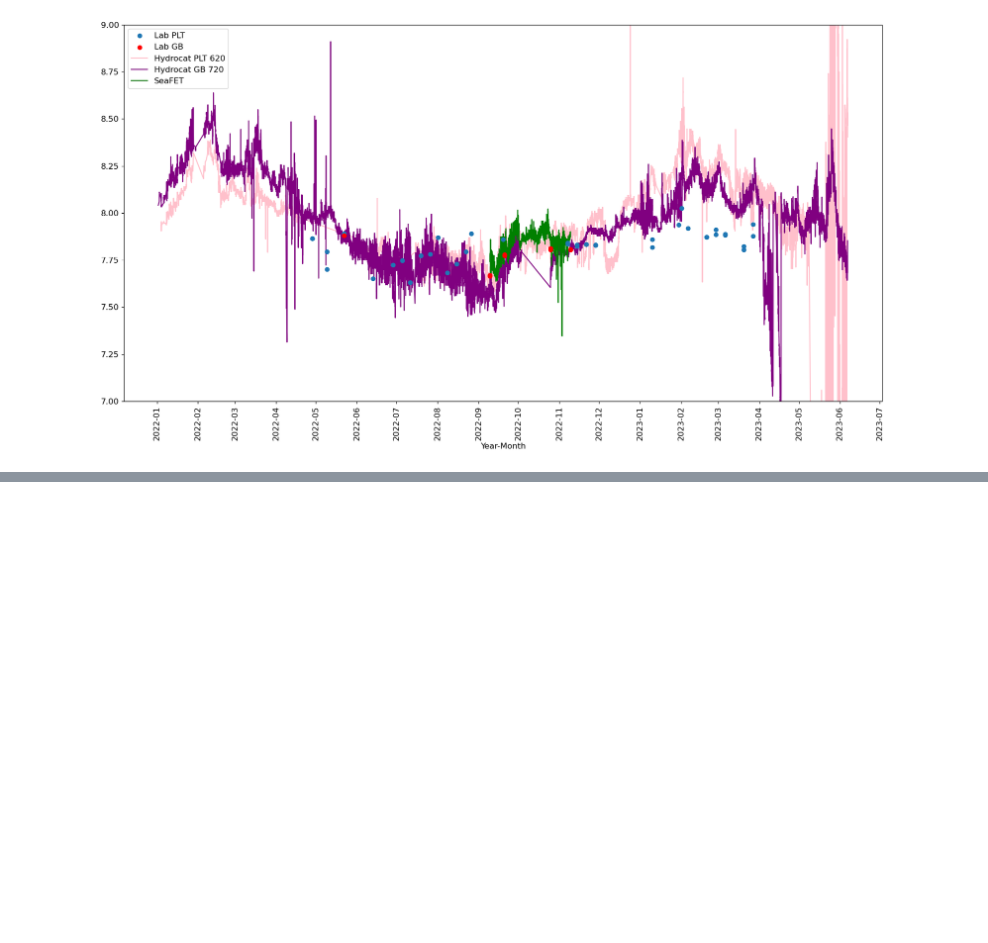
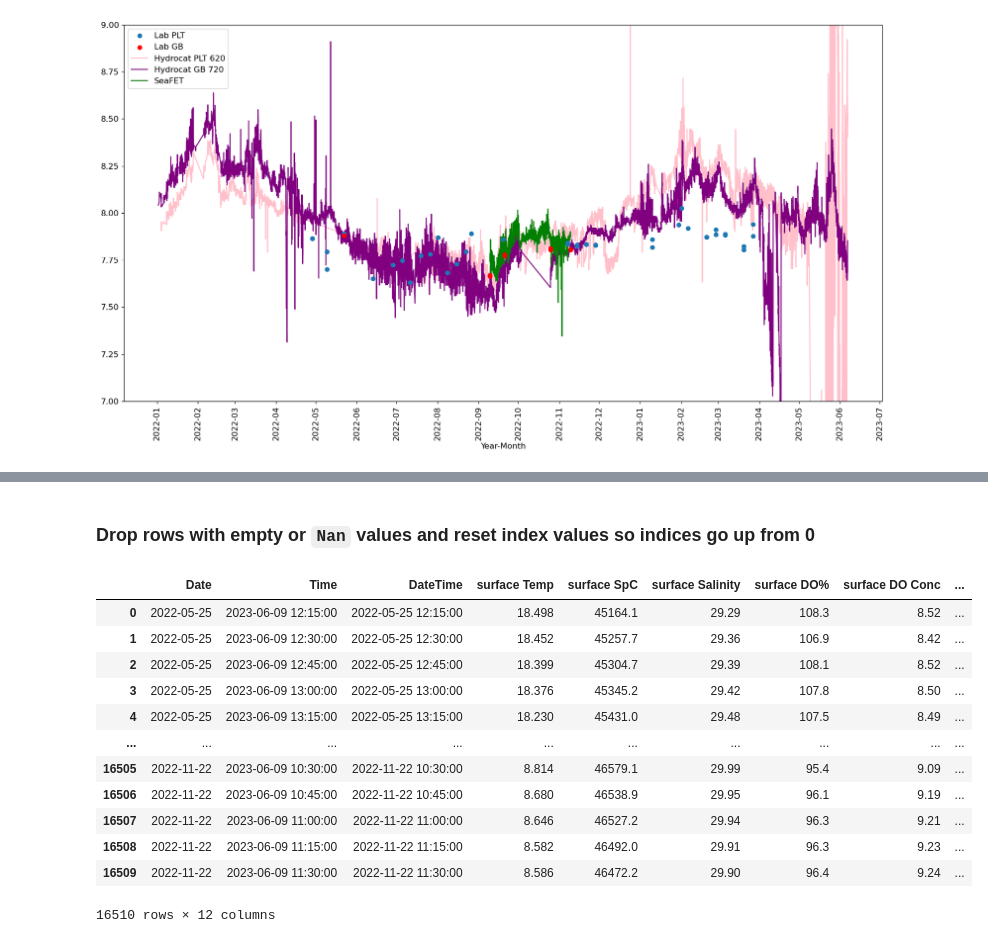
Before and after one commit to abby-baskind/phyto, a Jupyter notebook: for_georgia.ipynb, the cells around one changed output, grey strips where cells are left out. Cells and saved outputs as stored; diff of their text form; code cells hidden in the pictures; blank space fills up the shorter version.

```diff
--- a/for_georgia.ipynb
+++ b/for_georgia.ipynb
@@ -379,0 +469,22 @@ Text(0.5, 0, 'Year-Month')
+# %% [markdown]
+### Drop rows with empty or `Nan` values and reset index values so indices go up from 0
+# %%
+for ind in surfaceMV.index:
+    if math.isnan(surfaceMV['surface pH'][ind]):
+        surfaceMV = surfaceMV.drop(ind)
+surfaceMV = surfaceMV.reset_index(drop=True)
+surfaceMV
+# %% [output]
+|  | Date | Time | DateTime | surface Temp | surface SpC | surface Salinity | surface DO% | surface DO Conc | ... |
+| 0 | 2022-05-25 | 2023-06-09 12:15:00 | 2022-05-25 12:15:00 | 18.498 | 45164.1 | 29.29 | 108.3 | 8.52 | ... |
+| 1 | 2022-05-25 | 2023-06-09 12:30:00 | 2022-05-25 12:30:00 | 18.452 | 45257.7 | 29.36 | 106.9 | 8.42 | ... |
+| 2 | 2022-05-25 | 2023-06-09 12:45:00 | 2022-05-25 12:45:00 | 18.399 | 45304.7 | 29.39 | 108.1 | 8.52 | ... |
+| 3 | 2022-05-25 | 2023-06-09 13:00:00 | 2022-05-25 13:00:00 | 18.376 | 45345.2 | 29.42 | 107.8 | 8.50 | ... |
+| 4 | 2022-05-25 | 2023-06-09 13:15:00 | 2022-05-25 13:15:00 | 18.230 | 45431.0 | 29.48 | 107.5 | 8.49 | ... |
+| ... | ... | ... | ... | ... | ... | ... | ... | ... | ... |
+| 16505 | 2022-11-22 | 2023-06-09 10:30:00 | 2022-11-22 10:30:00 | 8.814 | 46579.1 | 29.99 | 95.4 | 9.09 | ... |
+| 16506 | 2022-11-22 | 2023-06-09 10:45:00 | 2022-11-22 10:45:00 | 8.680 | 46538.9 | 29.95 | 96.1 | 9.19 | ... |
+| 16507 | 2022-11-22 | 2023-06-09 11:00:00 | 2022-11-22 11:00:00 | 8.646 | 46527.2 | 29.94 | 96.3 | 9.21 | ... |
+| 16508 | 2022-11-22 | 2023-06-09 11:15:00 | 2022-11-22 11:15:00 | 8.582 | 46492.0 | 29.91 | 96.3 | 9.23 | ... |
+| 16509 | 2022-11-22 | 2023-06-09 11:30:00 | 2022-11-22 11:30:00 | 8.586 | 46472.2 | 29.90 | 96.4 | 9.24 | ... |
+16510 rows × 12 columns
```
Also changed, not shown: parts of 15 cells of this notebook.
